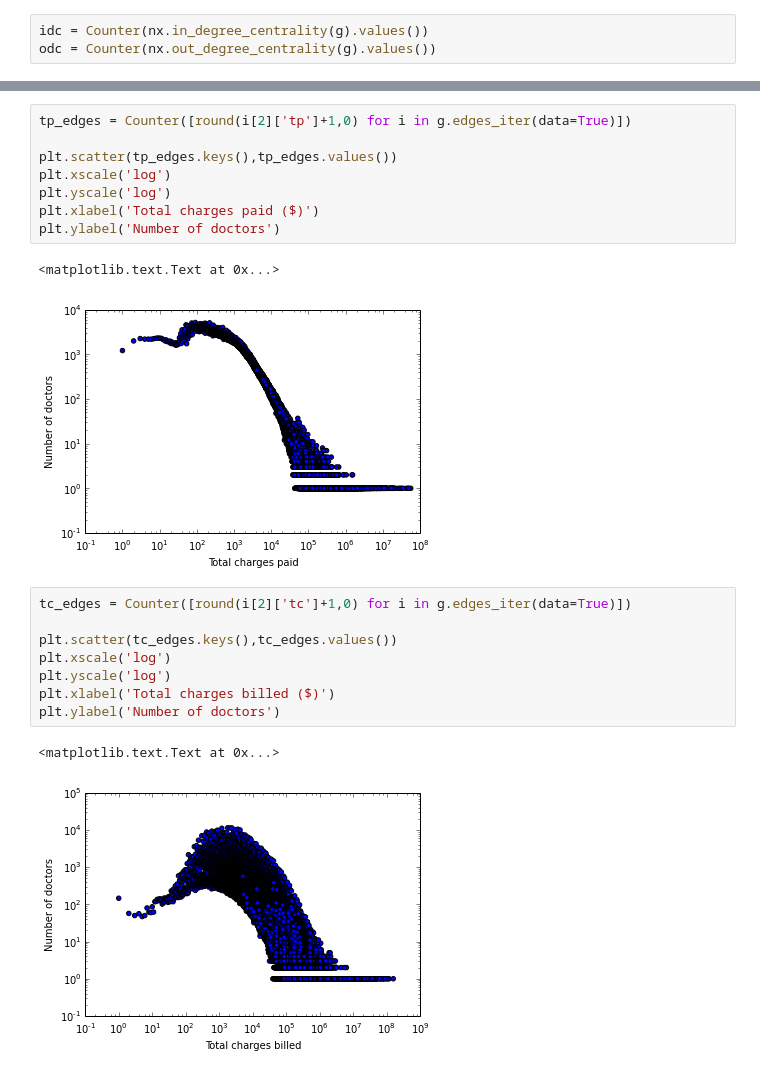
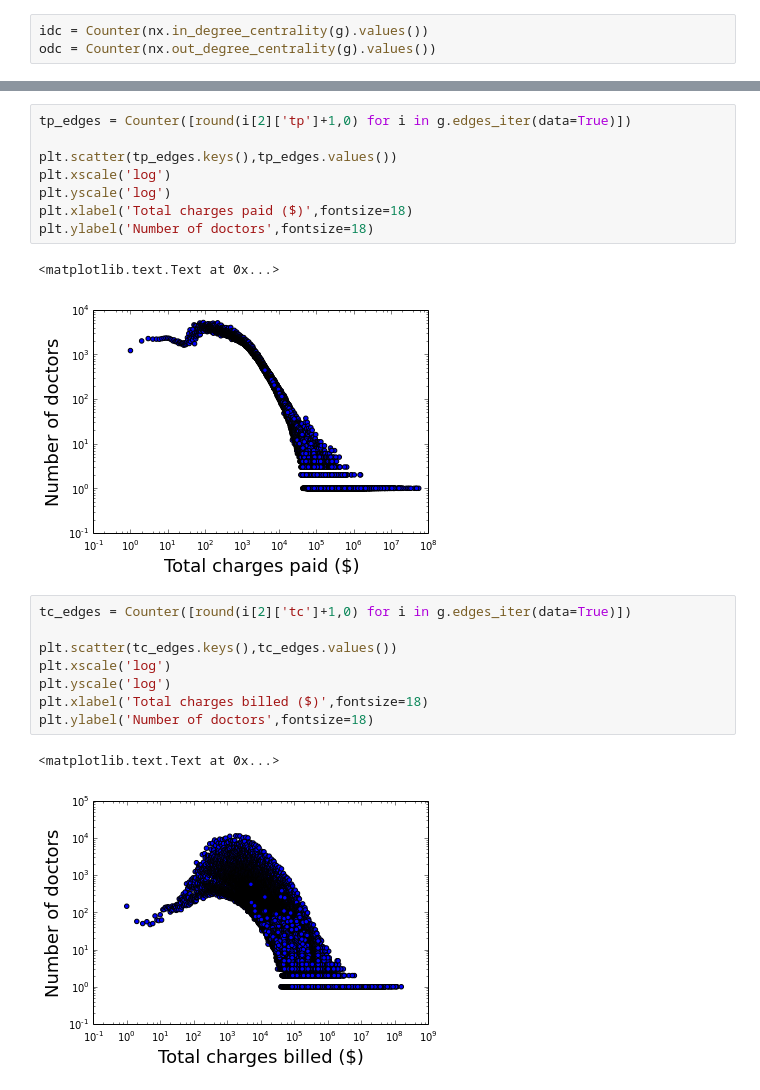
Before and after one commit to brianckeegan/Medicare, a Jupyter notebook: Analysis.ipynb, the cells around one changed output, grey strips where cells are left out. Cells and saved outputs as stored; diff of their text form.

```diff
--- a/Analysis.ipynb
+++ b/Analysis.ipynb
@@ -105,19 +129,19 @@ tp_edges = Counter([round(i[2]['tp']+1,0) for i in g.edges_iter(data=True)])
 plt.scatter(tp_edges.keys(),tp_edges.values())
 plt.xscale('log')
 plt.yscale('log')
-plt.xlabel('Total charges paid ($)')
-plt.ylabel('Number of doctors')
+plt.xlabel('Total charges paid ($)',fontsize=18)
+plt.ylabel('Number of doctors',fontsize=18)
 # %% [output]
 <matplotlib.text.Text at 0x...>
-[figure, old version]
+[figure, new version]
 # %%
 tc_edges = Counter([round(i[2]['tc']+1,0) for i in g.edges_iter(data=True)])
 
 plt.scatter(tc_edges.keys(),tc_edges.values())
 plt.xscale('log')
 plt.yscale('log')
-plt.xlabel('Total charges billed ($)')
-plt.ylabel('Number of doctors')
+plt.xlabel('Total charges billed ($)',fontsize=18)
+plt.ylabel('Number of doctors',fontsize=18)
 # %% [output]
 <matplotlib.text.Text at 0x...>
-[figure, old version]
+[figure, new version]
```
Also changed, not shown: parts of 16 cells of this notebook.
